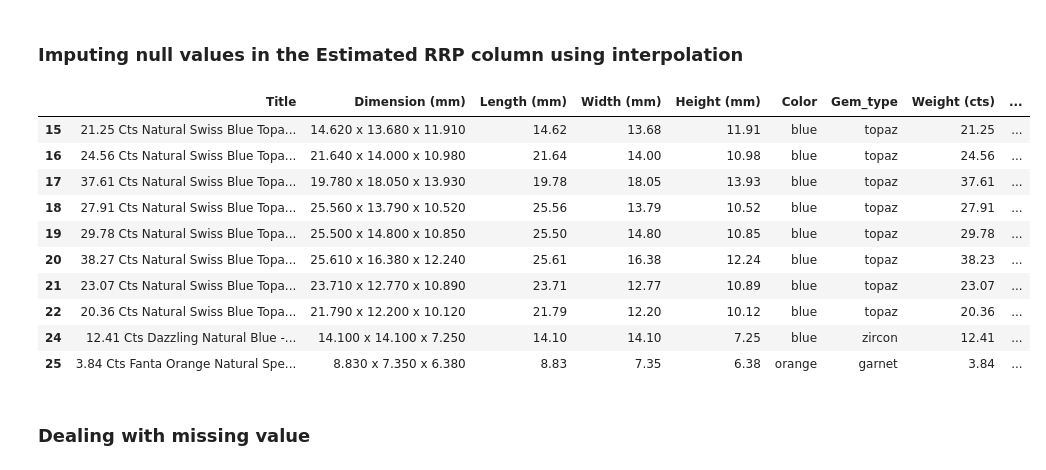
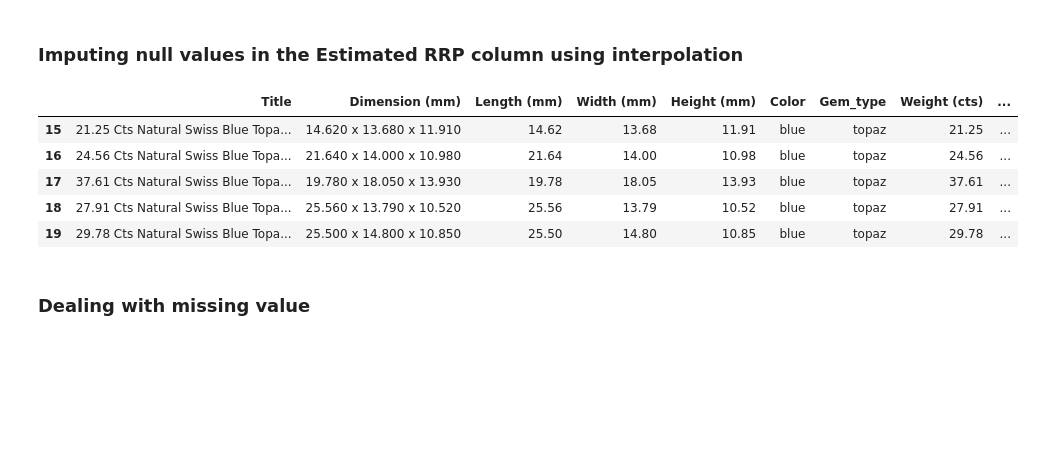
Before and after one commit to ushertpain/gem_price_data_analysis_proj, a Jupyter notebook: data_cleaning.ipynb, the cells around one changed output. Cells and saved outputs as stored; diff of their text form; code cells hidden in the pictures; blank space fills up the shorter version.

```diff
--- a/data_cleaning.ipynb
+++ b/data_cleaning.ipynb
@@ -220,21 +220,16 @@ df.head(10)
 dfprice_rrp = df[['Price', 'Estimated RRP']]
 dfprice_rrp = dfprice_rrp.interpolate()
 # %%
-df[['Price', 'Estimated RRP']] = dfprice_rrp
+df['Estimated RRP'] = dfprice_rrp['Estimated RRP']
 df['Estimated RRP'] = df['Estimated RRP'].round(2)
-df.head(10)
+df.head()
 # %% [output]
 |  | Title | Dimension (mm) | Length (mm) | Width (mm) | Height (mm) | Color | Gem_type | Weight (cts) | ... |
 | 15 | 21.25 Cts Natural Swiss Blue Topa... | 14.620 x 13.680 x 11.910 | 14.62 | 13.68 | 11.91 | blue | topaz | 21.25 | ... |
 | 16 | 24.56 Cts Natural Swiss Blue Topa... | 21.640 x 14.000 x 10.980 | 21.64 | 14.00 | 10.98 | blue | topaz | 24.56 | ... |
 | 17 | 37.61 Cts Natural Swiss Blue Topa... | 19.780 x 18.050 x 13.930 | 19.78 | 18.05 | 13.93 | blue | topaz | 37.61 | ... |
 | 18 | 27.91 Cts Natural Swiss Blue Topa... | 25.560 x 13.790 x 10.520 | 25.56 | 13.79 | 10.52 | blue | topaz | 27.91 | ... |
 | 19 | 29.78 Cts Natural Swiss Blue Topa... | 25.500 x 14.800 x 10.850 | 25.50 | 14.80 | 10.85 | blue | topaz | 29.78 | ... |
-| 20 | 38.27 Cts Natural Swiss Blue Topa... | 25.610 x 16.380 x 12.240 | 25.61 | 16.38 | 12.24 | blue | topaz | 38.23 | ... |
-| 21 | 23.07 Cts Natural Swiss Blue Topa... | 23.710 x 12.770 x 10.890 | 23.71 | 12.77 | 10.89 | blue | topaz | 23.07 | ... |
-| 22 | 20.36 Cts Natural Swiss Blue Topa... | 21.790 x 12.200 x 10.120 | 21.79 | 12.20 | 10.12 | blue | topaz | 20.36 | ... |
-| 24 | 12.41 Cts Dazzling Natural Blue -... | 14.100 x 14.100 x 7.250 | 14.10 | 14.10 | 7.25 | blue | zircon | 12.41 | ... |
-| 25 | 3.84 Cts Fanta Orange Natural Spe... | 8.830 x 7.350 x 6.380 | 8.83 | 7.35 | 6.38 | orange | garnet | 3.84 | ... |
 # %% [markdown]
 ### Dealing with missing value
 # %%
```
Also changed, not shown: parts of 7 cells of this notebook, 2 other files.
